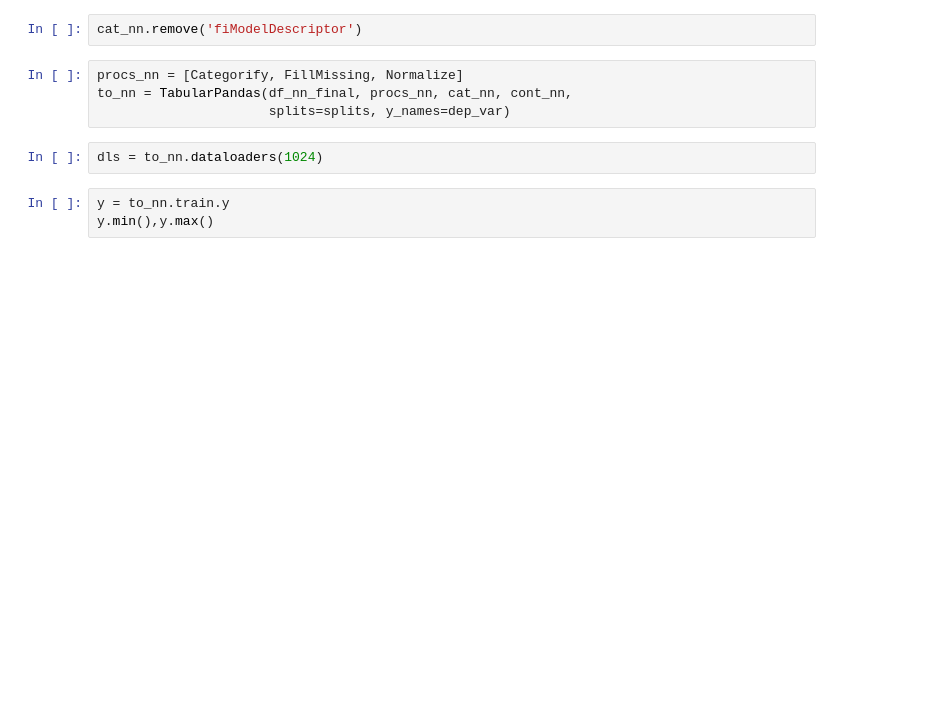
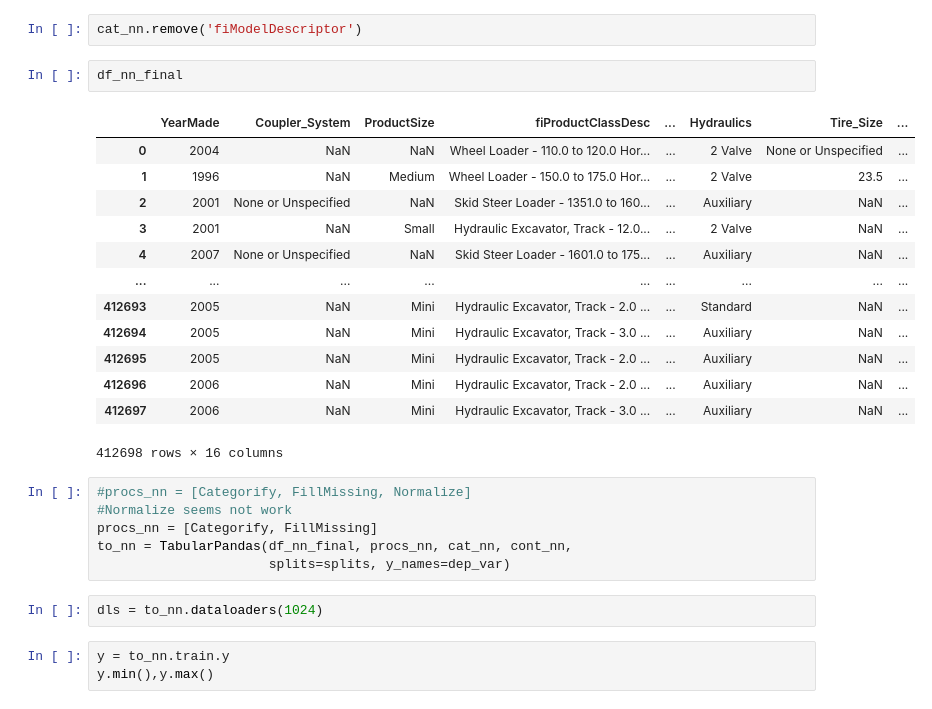
Before and after one commit to epm2wi/fastbook, a Jupyter notebook: clean/09_tabular.ipynb, the cells around one changed output. Cells and saved outputs as stored; diff of their text form; blank space fills up the shorter version.

```diff
--- a/clean/09_tabular.ipynb
+++ b/clean/09_tabular.ipynb
@@ -487,7 +635,25 @@ m_rmse(m, xs_filt2, y_filt), m_rmse(m2, valid_xs_time2, valid_y)
 # %%
 cat_nn.remove('fiModelDescriptor')
+# %%
+df_nn_final
+# %% [output]
+|  | YearMade | Coupler_System | ProductSize | fiProductClassDesc | ... | Hydraulics | Tire_Size | ... |
+| 0 | 2004 | NaN | NaN | Wheel Loader - 110.0 to 120.0 Hor... | ... | 2 Valve | None or Unspecified | ... |
+| 1 | 1996 | NaN | Medium | Wheel Loader - 150.0 to 175.0 Hor... | ... | 2 Valve | 23.5 | ... |
+| 2 | 2001 | None or Unspecified | NaN | Skid Steer Loader - 1351.0 to 160... | ... | Auxiliary | NaN | ... |
+| 3 | 2001 | NaN | Small | Hydraulic Excavator, Track - 12.0... | ... | 2 Valve | NaN | ... |
+| 4 | 2007 | None or Unspecified | NaN | Skid Steer Loader - 1601.0 to 175... | ... | Auxiliary | NaN | ... |
+| ... | ... | ... | ... | ... | ... | ... | ... | ... |
+| 412693 | 2005 | NaN | Mini | Hydraulic Excavator, Track - 2.0 ... | ... | Standard | NaN | ... |
+| 412694 | 2005 | NaN | Mini | Hydraulic Excavator, Track - 3.0 ... | ... | Auxiliary | NaN | ... |
+| 412695 | 2005 | NaN | Mini | Hydraulic Excavator, Track - 2.0 ... | ... | Auxiliary | NaN | ... |
+| 412696 | 2006 | NaN | Mini | Hydraulic Excavator, Track - 2.0 ... | ... | Auxiliary | NaN | ... |
+| 412697 | 2006 | NaN | Mini | Hydraulic Excavator, Track - 3.0 ... | ... | Auxiliary | NaN | ... |
+412698 rows × 16 columns
 # %%
-procs_nn = [Categorify, FillMissing, Normalize]
+#procs_nn = [Categorify, FillMissing, Normalize]
+#Normalize seems not work
+procs_nn = [Categorify, FillMissing]
 to_nn = TabularPandas(df_nn_final, procs_nn, cat_nn, cont_nn,
                       splits=splits, y_names=dep_var)
 # %%
```
Also changed, not shown: parts of 49 cells of this notebook.
